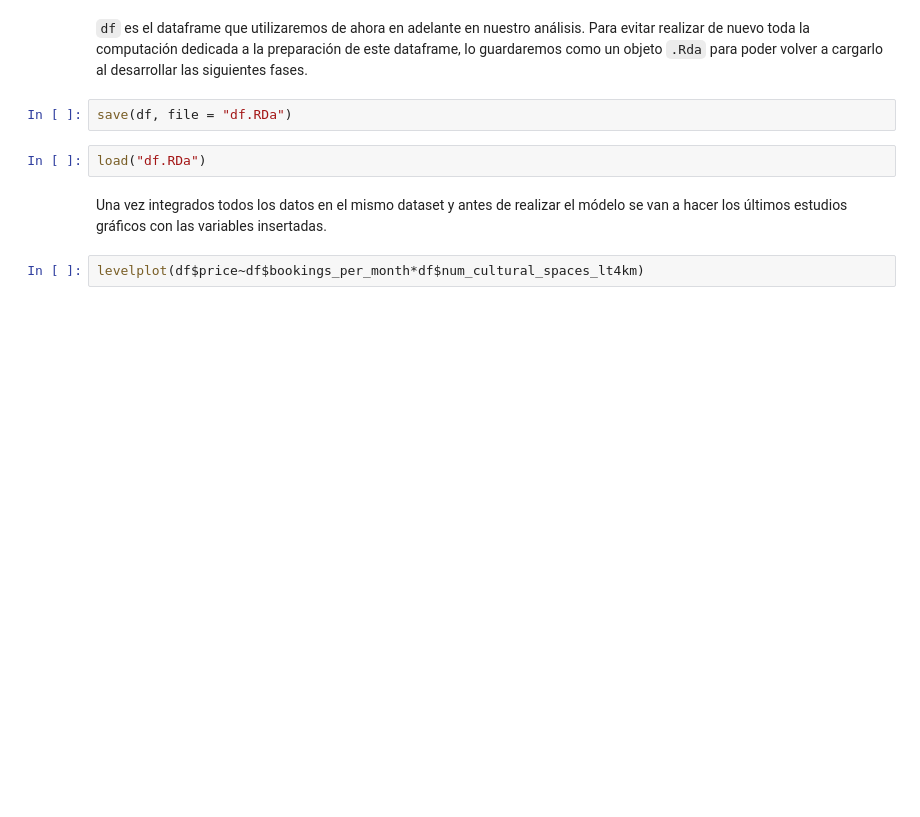
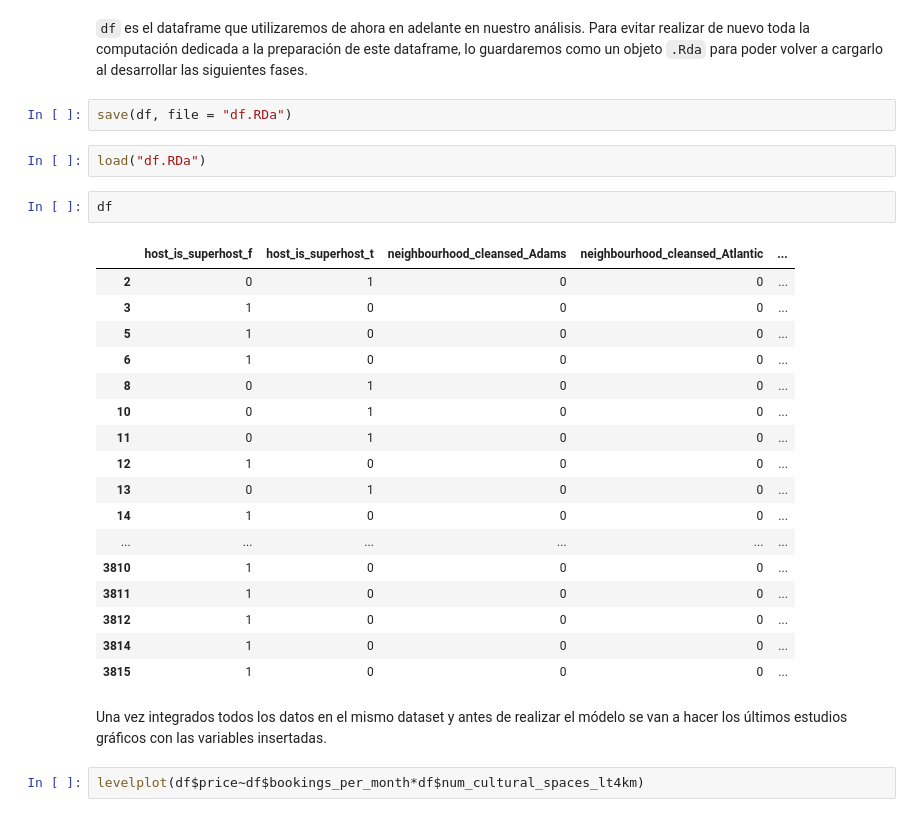
Before and after one commit to ivanfermena/Analisys-Airbnb-Seattle, a Jupyter notebook: analisis.ipynb, the cells around one changed output. Cells and saved outputs as stored; diff of their text form; blank space fills up the shorter version.

```diff
--- a/analisis.ipynb
+++ b/analisis.ipynb
@@ -1447,6 +1436,26 @@ names(df)
 save(df, file = "df.RDa")
 # %%
 load("df.RDa")
+# %%
+df
+# %% [output]
+|  | host_is_superhost_f | host_is_superhost_t | neighbourhood_cleansed_Adams | neighbourhood_cleansed_Atlantic | ... |
+| 2 | 0 | 1 | 0 | 0 | ... |
+| 3 | 1 | 0 | 0 | 0 | ... |
+| 5 | 1 | 0 | 0 | 0 | ... |
+| 6 | 1 | 0 | 0 | 0 | ... |
+| 8 | 0 | 1 | 0 | 0 | ... |
+| 10 | 0 | 1 | 0 | 0 | ... |
+| 11 | 0 | 1 | 0 | 0 | ... |
+| 12 | 1 | 0 | 0 | 0 | ... |
+| 13 | 0 | 1 | 0 | 0 | ... |
+| 14 | 1 | 0 | 0 | 0 | ... |
+| ... | ... | ... | ... | ... | ... |
+| 3810 | 1 | 0 | 0 | 0 | ... |
+| 3811 | 1 | 0 | 0 | 0 | ... |
+| 3812 | 1 | 0 | 0 | 0 | ... |
+| 3814 | 1 | 0 | 0 | 0 | ... |
+| 3815 | 1 | 0 | 0 | 0 | ... |
 # %% [markdown]
 Una vez integrados todos los datos en el mismo dataset y antes de realizar el módelo se van a hacer los últimos estudios gráficos con las variables insertadas.
 # %%
```
Also changed, not shown: parts of 25 cells of this notebook.
